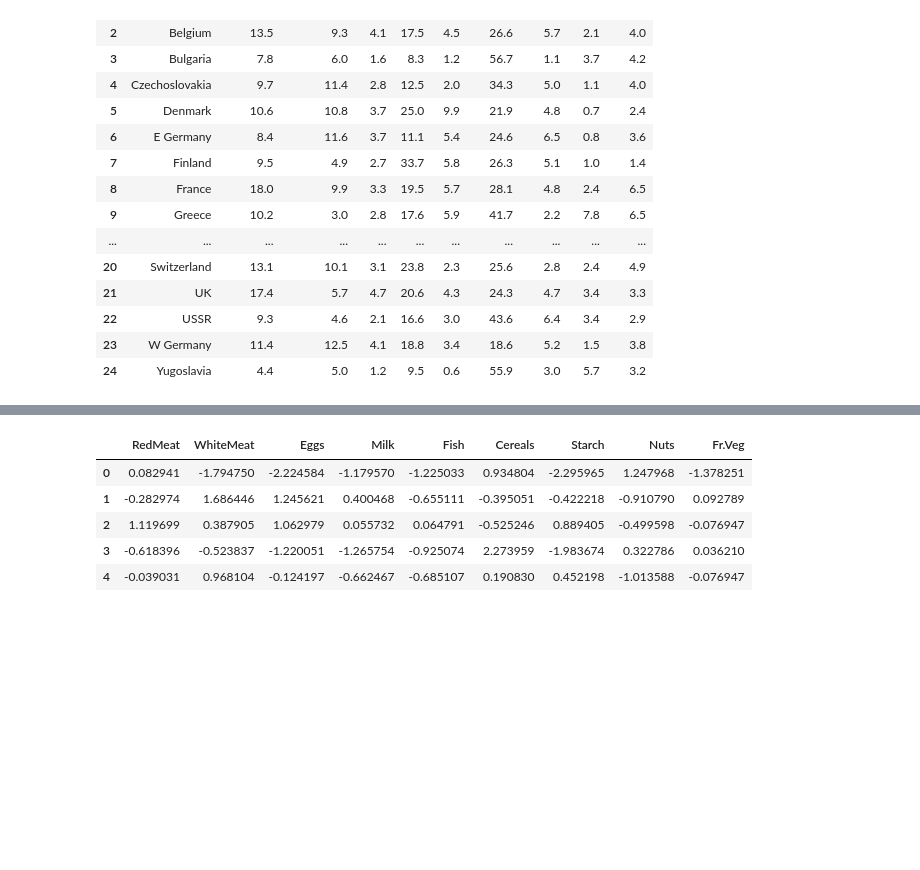
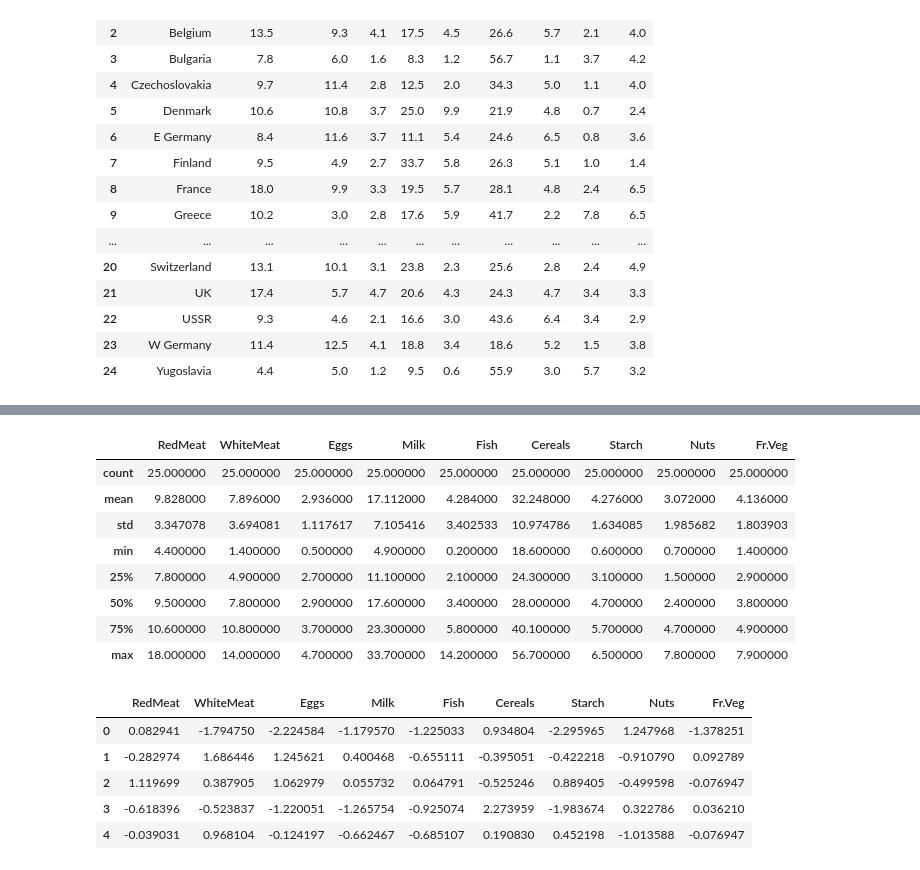
Before and after one commit to mariella-wild/AMLHC_Tasks_MAWI, a Jupyter notebook: Python/Task2.1.ipynb, the cells around one changed output, grey strips where cells are left out. Saved outputs shown, nothing was run; the diff lists cells and outputs as text; code cells hidden in the pictures; blank space fills up the shorter version.

```diff
--- a/Python/Task2.1.ipynb
+++ b/Python/Task2.1.ipynb
@@ -30,3 +47,15 @@ food_df
+# %%
+food_df.describe()
+# %% [output]
+|  | RedMeat | WhiteMeat | Eggs | Milk | Fish | Cereals | Starch | Nuts | Fr.Veg |
+| count | 25.000000 | 25.000000 | 25.000000 | 25.000000 | 25.000000 | 25.000000 | 25.000000 | 25.000000 | 25.000000 |
+| mean | 9.828000 | 7.896000 | 2.936000 | 17.112000 | 4.284000 | 32.248000 | 4.276000 | 3.072000 | 4.136000 |
+| std | 3.347078 | 3.694081 | 1.117617 | 7.105416 | 3.402533 | 10.974786 | 1.634085 | 1.985682 | 1.803903 |
+| min | 4.400000 | 1.400000 | 0.500000 | 4.900000 | 0.200000 | 18.600000 | 0.600000 | 0.700000 | 1.400000 |
+| 25% | 7.800000 | 4.900000 | 2.700000 | 11.100000 | 2.100000 | 24.300000 | 3.100000 | 1.500000 | 2.900000 |
+| 50% | 9.500000 | 7.800000 | 2.900000 | 17.600000 | 3.400000 | 28.000000 | 4.700000 | 2.400000 | 3.800000 |
+| 75% | 10.600000 | 10.800000 | 3.700000 | 23.300000 | 5.800000 | 40.100000 | 5.700000 | 4.700000 | 4.900000 |
+| max | 18.000000 | 14.000000 | 4.700000 | 33.700000 | 14.200000 | 56.700000 | 6.500000 | 7.800000 | 7.900000 |
 # %%
 #Weglassen der Ländernamen für Skalierung und PCA
 X = food_df.drop(columns=["Unnamed: 0"])
```
Also changed, not shown: parts of 3 cells of this notebook.
